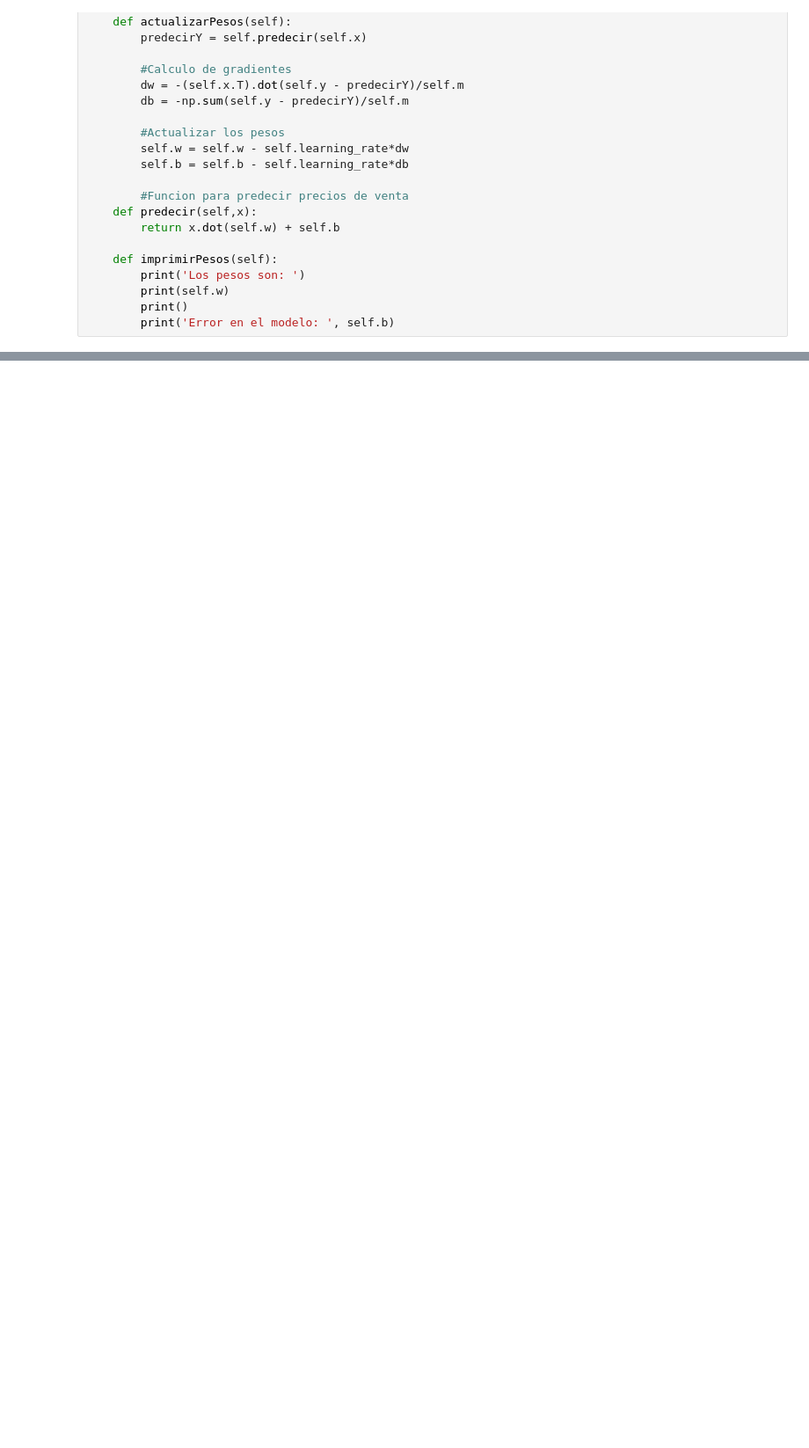
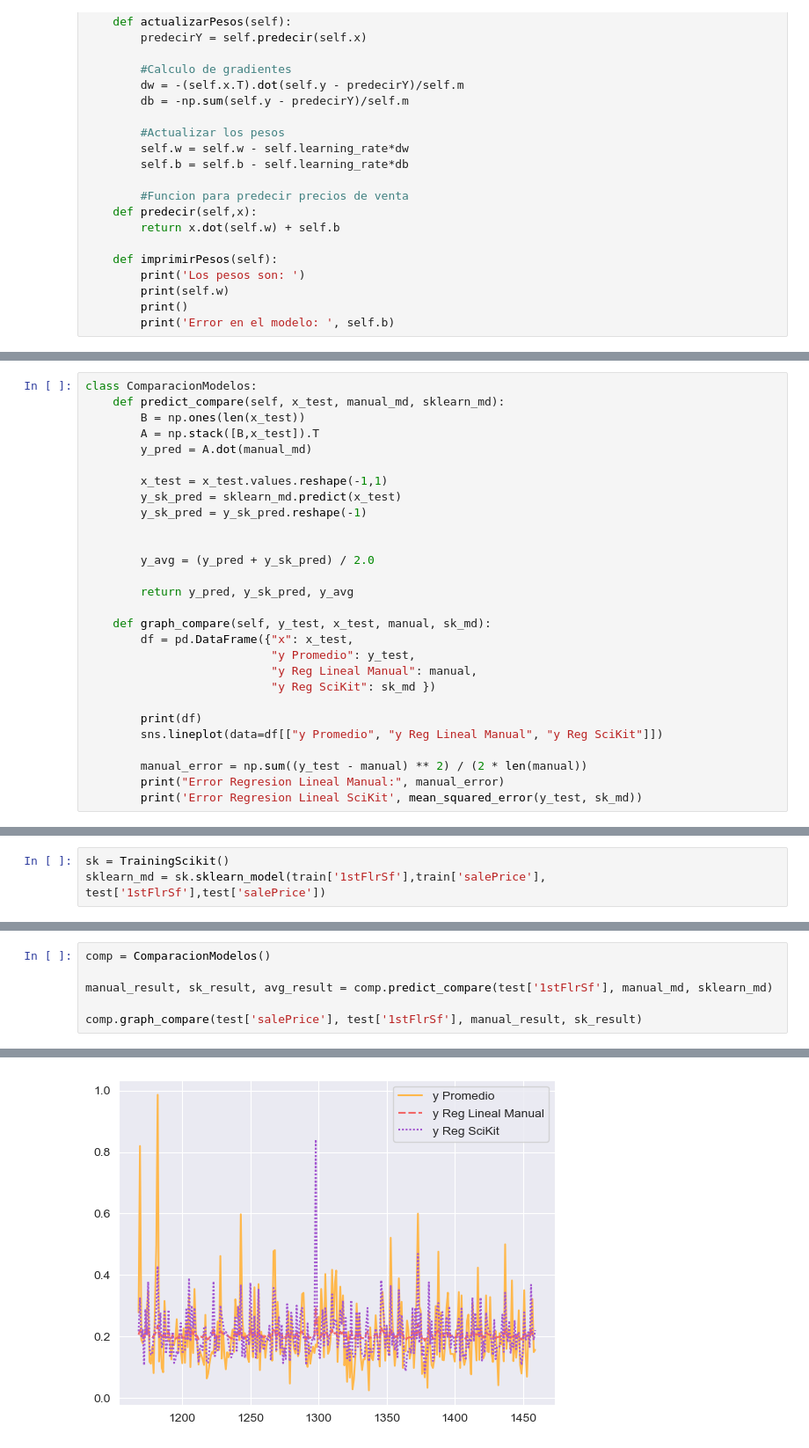
Before and after one commit to amiranda29/ProyectoRegresionLineal, a Jupyter notebook: Proyecto1.ipynb, the cells around one changed output, grey strips where cells are left out. Shown at 88% size. Saved outputs shown, nothing was run; the diff lists cells and outputs as text; blank space fills up the shorter version.

Commit message:
Normalización de data, Funcion de Scikit LEarn y funcion de comparación de variables

```diff
--- a/Proyecto1.ipynb
+++ b/Proyecto1.ipynb
@@ -307,0 +361,28 @@ Error en el modelo:  -6.788340480887644e+267
+# %%
+class ComparacionModelos:
+    def predict_compare(self, x_test, manual_md, sklearn_md):
+        B = np.ones(len(x_test))
+        A = np.stack([B,x_test]).T
+        y_pred = A.dot(manual_md)
+
+        x_test = x_test.values.reshape(-1,1)
+        y_sk_pred = sklearn_md.predict(x_test)
+        y_sk_pred = y_sk_pred.reshape(-1)
+
+
+        y_avg = (y_pred + y_sk_pred) / 2.0
+
+        return y_pred, y_sk_pred, y_avg
+
+    def graph_compare(self, y_test, x_test, manual, sk_md):
+        df = pd.DataFrame({"x": x_test,
+                           "y Promedio": y_test,
+                           "y Reg Lineal Manual": manual,
+                           "y Reg SciKit": sk_md })
+
+        print(df)
+        sns.lineplot(data=df[["y Promedio", "y Reg Lineal Manual", "y Reg SciKit"]])
+
+        manual_error = np.sum((y_test - manual) ** 2) / (2 * len(manual))
+        print("Error Regresion Lineal Manual:", manual_error)
+        print('Error Regresion Lineal SciKit', mean_squared_error(y_test, sk_md))
@@ -307,0 +408,3 @@ Error en el modelo:  -6.788340480887644e+267
+# %%
+sk = TrainingScikit()
+sklearn_md = sk.sklearn_model(train['1stFlrSf'],train['salePrice'], test['1stFlrSf'],test['salePrice'])
@@ -307,0 +430,7 @@ Error en el modelo:  -6.788340480887644e+267
+# %%
+comp = ComparacionModelos()
+
+manual_result, sk_result, avg_result = comp.predict_compare(test['1stFlrSf'], manual_md, sklearn_md)
+
+comp.graph_compare(test['salePrice'], test['1stFlrSf'], manual_result, sk_result)
+# %% [output]
@@ -307,0 +453 @@ Error en el modelo:  -6.788340480887644e+267
+[figure, added]
```
Also changed, not shown: parts of 17 cells of this notebook.
